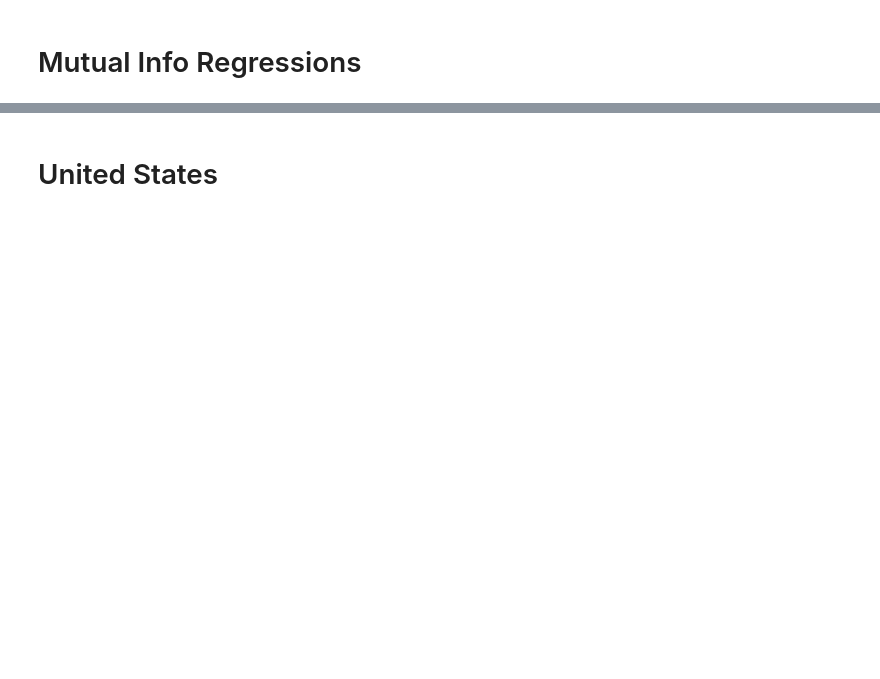
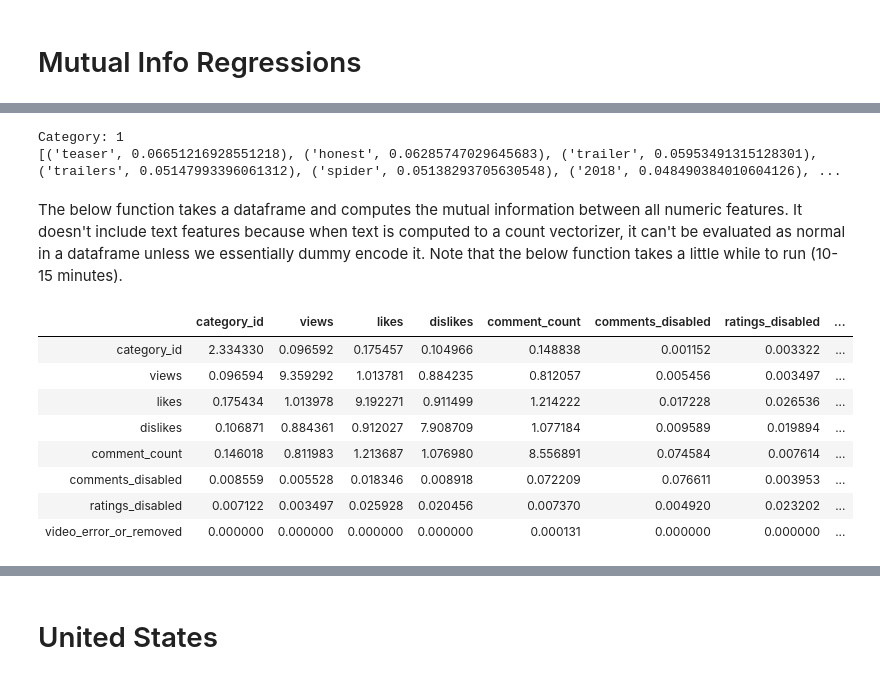
Before and after one commit to run-cmw/trending-yt-vids-api, a Jupyter notebook: project/Data_Analysis.ipynb, the cells around one changed output, grey strips where cells are left out. Saved outputs shown, nothing was run; the diff lists cells and outputs as text; code cells hidden in the pictures; blank space fills up the shorter version.

Commit message:
Updating the data analysis file

```diff
--- a/project/YouTube_Analysis_Jacob.ipynb
+++ b/project/Data_Analysis.ipynb
@@ -104,0 +132,31 @@ count_vectorizer.vocabulary_
+# %%
+mutual_info_cat(df_us, 'views', 'title', 1)
+# %% [output]
+Category: 1
+[('teaser', 0.06651216928551218), ('honest', 0.06285747029645683), ('trailer', 0.05953491315128301), ('trailers', 0.05147993396061312), ('spider', 0.05138293705630548), ('2018', 0.048490384010604126), ...
+# %% [markdown]
+The below function takes a dataframe and computes the mutual information between all numeric features. It doesn't include text features because when text is computed to a count vectorizer, it can't be evaluated as normal in a dataframe unless we essentially dummy encode it. Note that the below function takes a little while to run (10-15 minutes).
+# %%
+def mutual_info_numeric(df):
+    df_num = df._get_numeric_data()
+    reg_list = []
+    feat_list = []
+    for i in df_num:
+        current_reg = skfs.mutual_info_regression(df_num, df_num[i])
+        reg_list.append(current_reg)
+        feat_list.append(i)
+
+    df_res = pd.DataFrame(reg_list, index = feat_list, columns = feat_list)
+    return df_res
+# %%
+mutual_info_numeric(df_us)
+# %% [output]
+|  | category_id | views | likes | dislikes | comment_count | comments_disabled | ratings_disabled | ... |
+| category_id | 2.334330 | 0.096592 | 0.175457 | 0.104966 | 0.148838 | 0.001152 | 0.003322 | ... |
+| views | 0.096594 | 9.359292 | 1.013781 | 0.884235 | 0.812057 | 0.005456 | 0.003497 | ... |
+| likes | 0.175434 | 1.013978 | 9.192271 | 0.911499 | 1.214222 | 0.017228 | 0.026536 | ... |
+| dislikes | 0.106871 | 0.884361 | 0.912027 | 7.908709 | 1.077184 | 0.009589 | 0.019894 | ... |
+| comment_count | 0.146018 | 0.811983 | 1.213687 | 1.076980 | 8.556891 | 0.074584 | 0.007614 | ... |
+| comments_disabled | 0.008559 | 0.005528 | 0.018346 | 0.008918 | 0.072209 | 0.076611 | 0.003953 | ... |
+| ratings_disabled | 0.007122 | 0.003497 | 0.025928 | 0.020456 | 0.007370 | 0.004920 | 0.023202 | ... |
+| video_error_or_removed | 0.000000 | 0.000000 | 0.000000 | 0.000000 | 0.000131 | 0.000000 | 0.000000 | ... |
```
Also changed, not shown: parts of 127 cells of this notebook.
